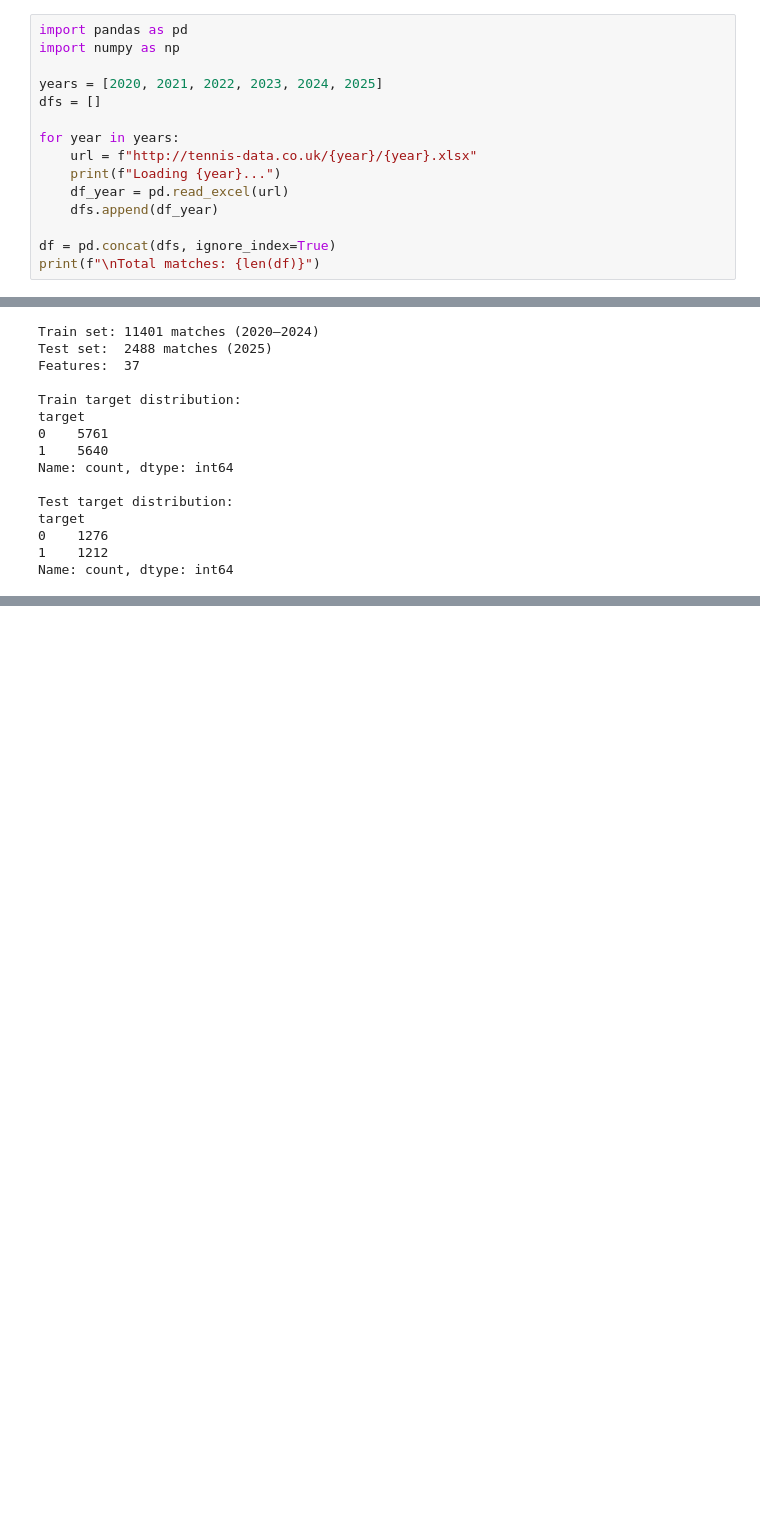
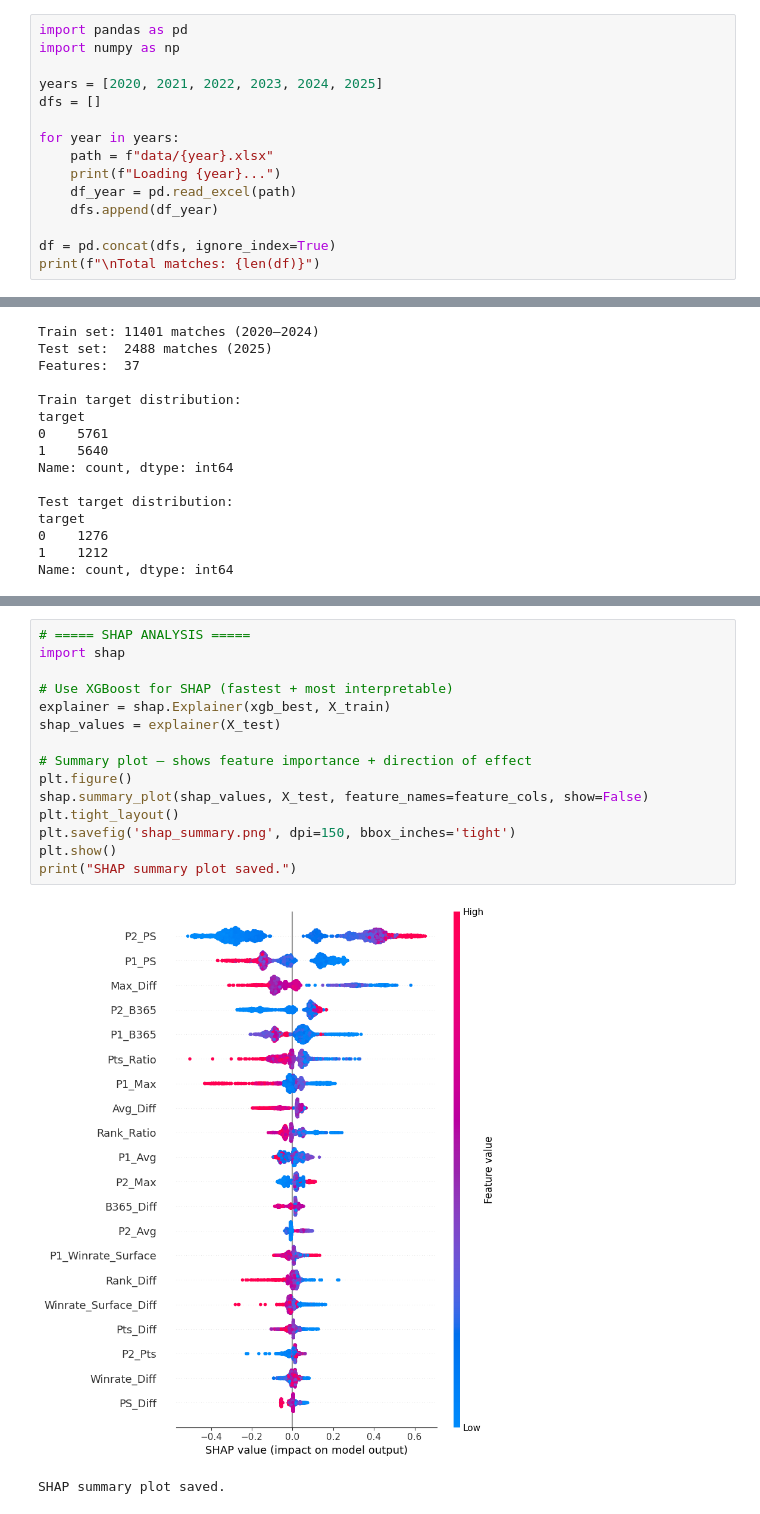
Before and after one commit to Otajon-Yuldashev/Tennis-Prediction, a Jupyter notebook: prediction.ipynb, the cells around one changed output, grey strips where cells are left out. Cells and saved outputs as stored; diff of their text form; blank space fills up the shorter version.

Commit message:
Add feature importance, SHAP analysis, error analysis

```diff
--- a/prediction.ipynb
+++ b/prediction.ipynb
@@ -6,9 +6,9 @@ years = [2020, 2021, 2022, 2023, 2024, 2025]
 dfs = []
 
 for year in years:
-    url = f"http://tennis-data.co.uk/{year}/{year}.xlsx"
+    path = f"data/{year}.xlsx"
     print(f"Loading {year}...")
-    df_year = pd.read_excel(url)
+    df_year = pd.read_excel(path)
     dfs.append(df_year)
 
 df = pd.concat(dfs, ignore_index=True)
@@ -736,0 +748,18 @@ LGBM (untuned)       0.670820       67.08
+# %%
+# ===== SHAP ANALYSIS =====
+import shap
+
+# Use XGBoost for SHAP (fastest + most interpretable)
+explainer = shap.Explainer(xgb_best, X_train)
+shap_values = explainer(X_test)
+
+# Summary plot — shows feature importance + direction of effect
+plt.figure()
+shap.summary_plot(shap_values, X_test, feature_names=feature_cols, show=False)
+plt.tight_layout()
+plt.savefig('shap_summary.png', dpi=150, bbox_inches='tight')
+plt.show()
+print("SHAP summary plot saved.")
+# %% [output]
+[figure, added]
+SHAP summary plot saved.
```
Also changed, not shown: parts of 8 cells of this notebook, 8 other files.
